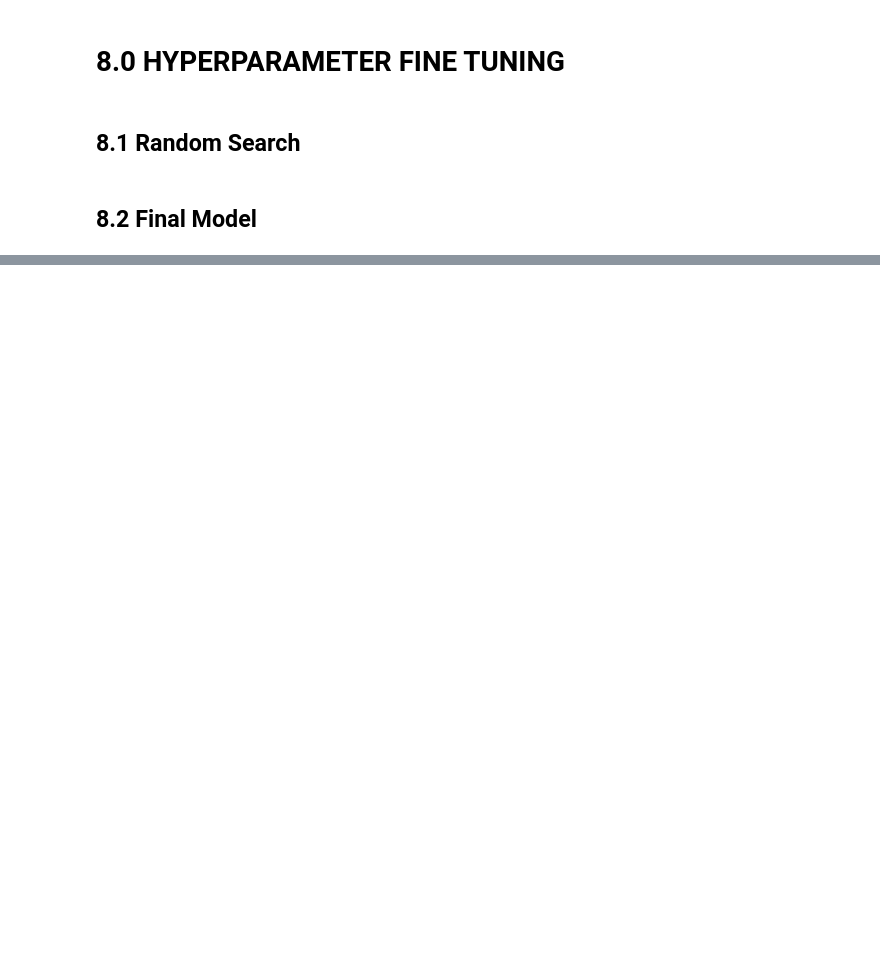
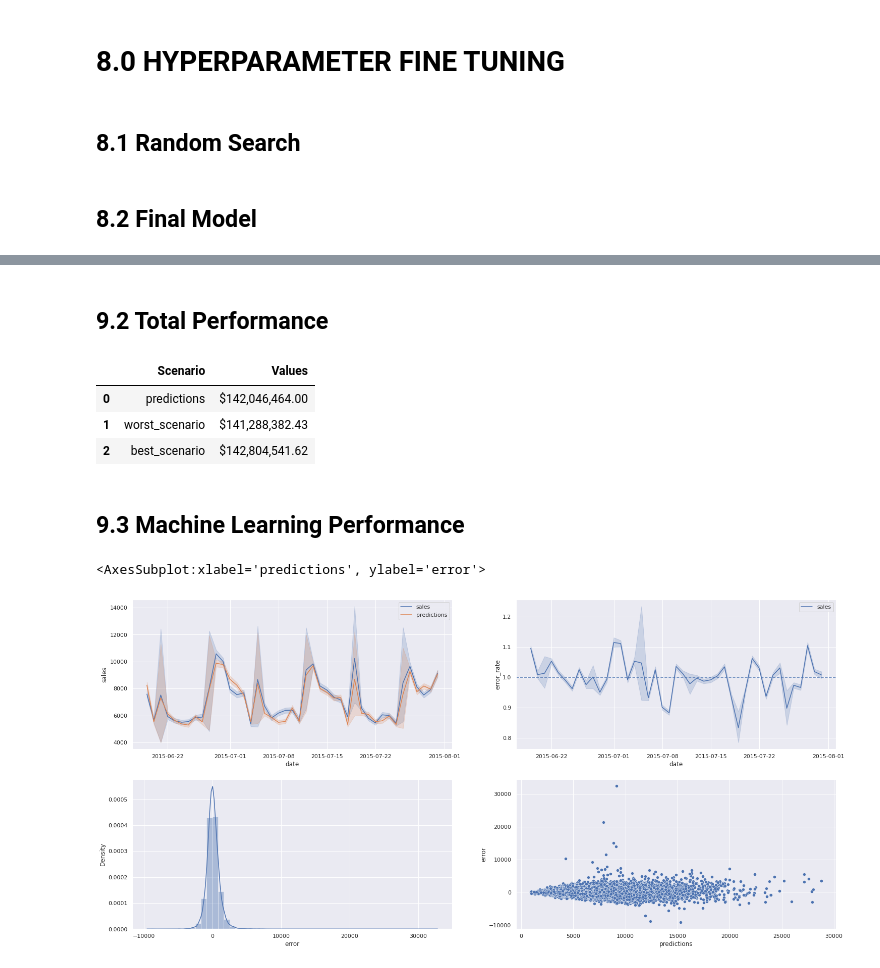
Before and after one commit to leon-amador/Rossman_sales, a Jupyter notebook: Rossman_sales_notebook.ipynb, the cells around one changed output, grey strips where cells are left out. Saved outputs shown, nothing was run; the diff lists cells and outputs as text; code cells hidden in the pictures; blank space fills up the shorter version.

```diff
--- a/Rossman_sales_notebook.ipynb
+++ b/Rossman_sales_notebook.ipynb
@@ -1259,0 +1290,2 @@ xgb_result_tuned
+# %% [markdown]
+## 9.2 Total Performance
@@ -1259,0 +1295,29 @@ xgb_result_tuned
+# %%
+df93
+# %% [output]
+|  | Scenario | Values |
+| 0 | predictions | $142,046,464.00 |
+| 1 | worst_scenario | $141,288,382.43 |
+| 2 | best_scenario | $142,804,541.62 |
+# %% [markdown]
+## 9.3 Machine Learning Performance
+# %%
+df9['error'] = df9['sales'] - df9['predictions']
+df9['error_rate'] = df9['predictions']/df9['sales']
+# %%
+plt.subplot(2,2,1)
+sns.lineplot(x='date',y='sales', data=df9, label='sales')
+sns.lineplot(x='date',y='predictions', data=df9, label='predictions')
+
+plt.subplot(2,2,2)
+sns.lineplot(x='date',y='error_rate', data=df9, label='sales')
+plt.axhline( 1, linestyle='--')
+
+plt.subplot(2,2,3)
+sns.distplot(df9['error'])
+
+plt.subplot(2,2,4)
+sns.scatterplot(df9['predictions'],df9['error'])
+# %% [output]
+<AxesSubplot:xlabel='predictions', ylabel='error'>
+[figure, added]
```
Also changed, not shown: parts of 23 cells of this notebook.
